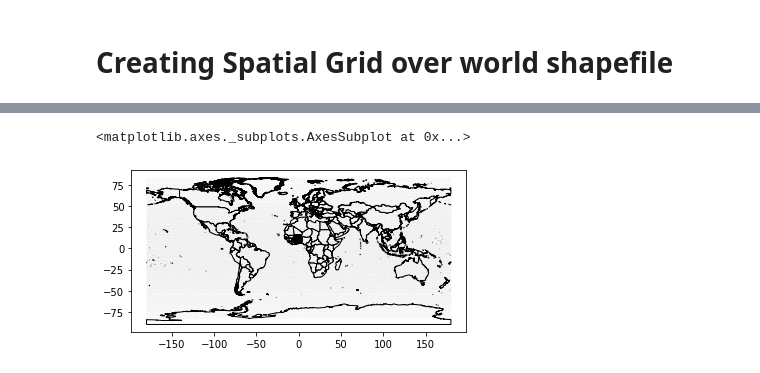
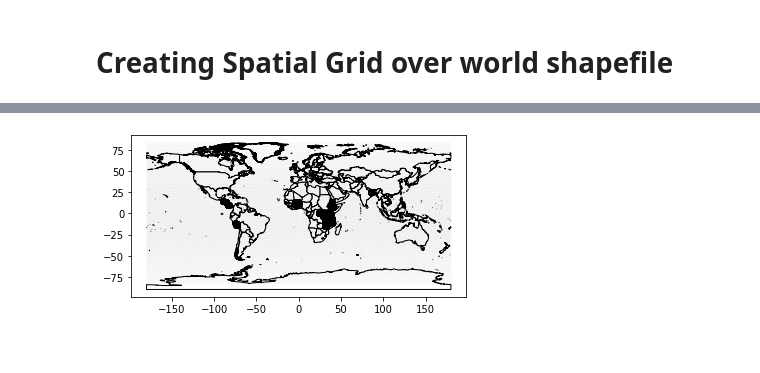
Before and after one commit to l-gorman/geospatial_analysis, a Jupyter notebook: rasterizing_data.ipynb, the cells around one changed output, grey strips where cells are left out. Drawn from its saved outputs; the diff is of its cells as text; code cells hidden in the pictures.

Commit message:
gridded rhomis data and removing useless files

```diff
--- a/rasterizing_data.ipynb
+++ b/rasterizing_data.ipynb
@@ -29,13 +30,14 @@ columns_to_subset=["GPS_LAT",
                    "GPS_LON",
                    "total_income_USD_PPP_pHH_Yr"]
 
-spatially_explicit_rhomis=spatially_explicit_rhomis.loc[spatially_explicit_rhomis.loc[:,"ID_COUNTRY"]=="BF",:]
+#subsetting RHoMIS
+#spatially_explicit_rhomis=spatially_explicit_rhomis.loc[spatially_explicit_rhomis.loc[:,"ID_COUNTRY"]=="BF",:]
 boolean_column_location=spatially_explicit_rhomis.columns.isin(columns_to_subset)
-income_and_GPS=pd.DataFrame(spatially_explicit_rhomis.loc[:,boolean_column_location])
+rhomis_variables=pd.DataFrame(spatially_explicit_rhomis.loc[:,boolean_column_location])
 
-geometry=[Point(xy) for xy in zip(income_and_GPS["GPS_LON"], income_and_GPS["GPS_LAT"])]
+geometry=[Point(xy) for xy in zip(rhomis_variables["GPS_LON"], rhomis_variables["GPS_LAT"])]
 crs={'init' :'epsg:4326'}
-income_and_GPS = gpd.GeoDataFrame(income_and_GPS, geometry=geometry,crs=crs)
+rhomis_variables = gpd.GeoDataFrame(rhomis_variables, geometry=geometry,crs=crs)
 # %%
 import re
 shapefiles_in_folder=os.listdir(os.path.join("data", "shapefiles"))
@@ -176,8 +175,8 @@ income_and_GPS.plot(ax=ax, color="blue")
 # %%
 figure, ax= plt.subplots()
 world_shapefile.plot(ax=ax, color="white", edgecolor="black")
 world_grid.boundary.plot(ax=ax, color=None, edgecolor="black", linewidth=0.01)
-income_and_GPS.plot(ax=ax, color="black", linewidth=0.01)
+rhomis_variables.plot(ax=ax, color="black", linewidth=0.01)
+plt.show()
 # %% [output]
-<matplotlib.axes._subplots.AxesSubplot at 0x...>
-[figure, old version]
+[figure, new version]
```
Also changed, not shown: parts of 8 cells of this notebook, 2 other files.
